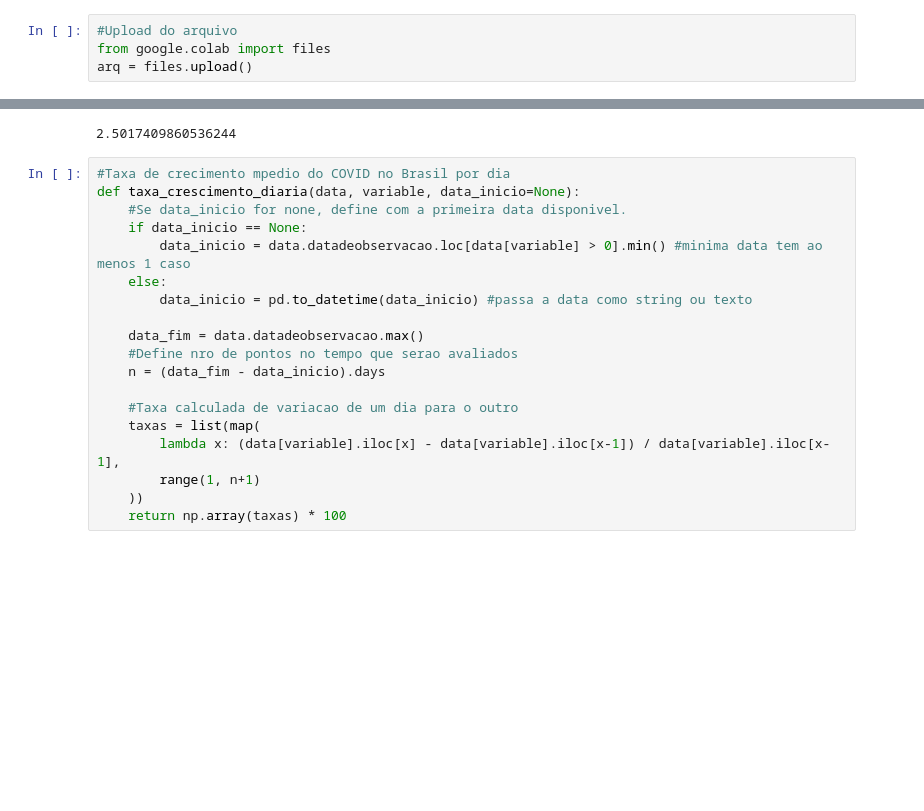
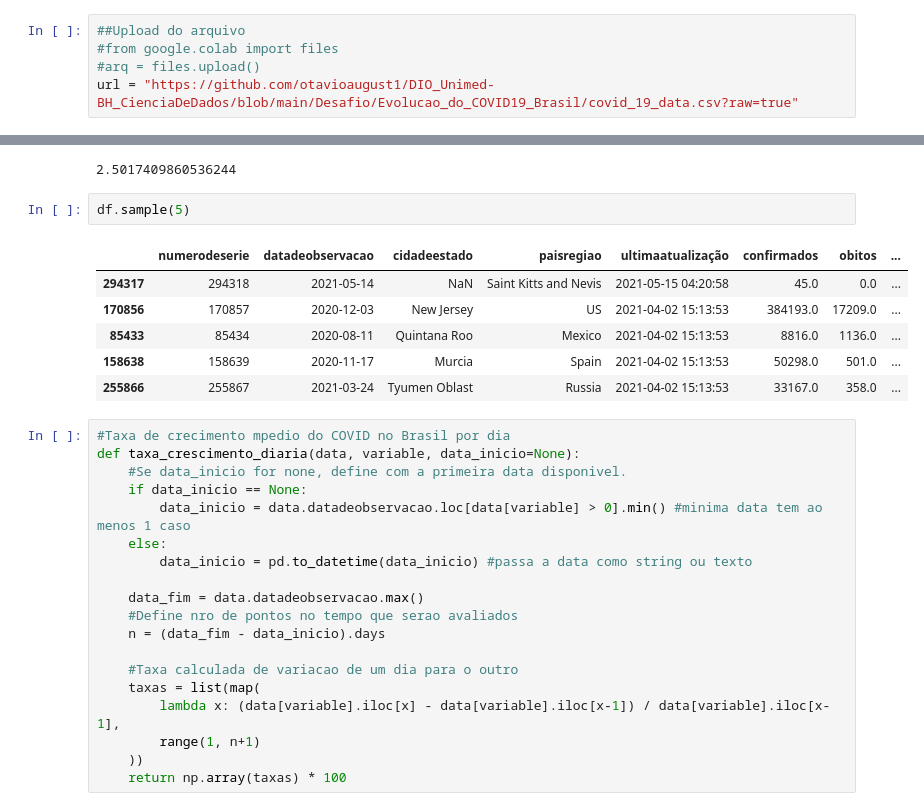
Before and after one commit to otavioaugust1/DIO_Unimed-BH_CienciaDeDados, a Jupyter notebook: Desafio/Evolucao_do_COVID19_Brasil/ProjetoCovid_DIO_COLAB.ipynb, the cells around one changed output, grey strips where cells are left out. Saved outputs shown, nothing was run; the diff lists cells and outputs as text; blank space fills up the shorter version.

```diff
--- a/Desafio/Evolucao_do_COVID19_Brasil/ProjetoCovid_DIO_COLAB.ipynb
+++ b/Desafio/Evolucao_do_COVID19_Brasil/ProjetoCovid_DIO_COLAB.ipynb
@@ -44,6 +23,7 @@ import plotly.graph_objects as go
 # %% [markdown]
 ## Importar e visualizar o conjunto de dados
 # %%
-#Upload do arquivo
-from google.colab import files
-arq = files.upload()
+##Upload do arquivo
+#from google.colab import files
+#arq = files.upload()
+url = "https://github.com/otavioaugust1/DIO_Unimed-BH_CienciaDeDados/blob/main/Desafio/Evolucao_do_COVID19_Brasil/covid_19_data.csv?raw=true"
@@ -298,6 +267,15 @@ def taxa_crescimento(data, variable, data_inicio = None, data_fim = None):
 taxa_crescimento(brasil, 'confirmados')
 # %% [output]
 2.5017409860536244
+# %%
+df.sample(5)
+# %% [output]
+|  | numerodeserie | datadeobservacao | cidadeestado | paisregiao | ultimaatualização | confirmados | obitos | ... |
+| 294317 | 294318 | 2021-05-14 | NaN | Saint Kitts and Nevis | 2021-05-15 04:20:58 | 45.0 | 0.0 | ... |
+| 170856 | 170857 | 2020-12-03 | New Jersey | US | 2021-04-02 15:13:53 | 384193.0 | 17209.0 | ... |
+| 85433 | 85434 | 2020-08-11 | Quintana Roo | Mexico | 2021-04-02 15:13:53 | 8816.0 | 1136.0 | ... |
+| 158638 | 158639 | 2020-11-17 | Murcia | Spain | 2021-04-02 15:13:53 | 50298.0 | 501.0 | ... |
+| 255866 | 255867 | 2021-03-24 | Tyumen Oblast | Russia | 2021-04-02 15:13:53 | 33167.0 | 358.0 | ... |
 # %%
 #Taxa de crecimento mpedio do COVID no Brasil por dia
 def taxa_crescimento_diaria(data, variable, data_inicio=None):
```
Also changed, not shown: parts of 17 cells of this notebook, 1 other file.
